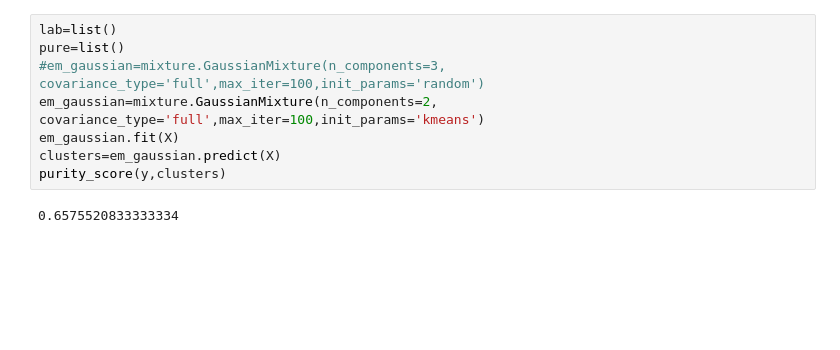
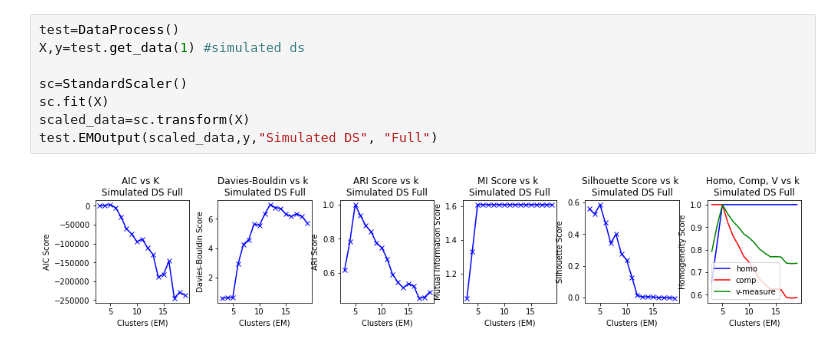
Before and after one commit to swaBid/CS7641, a Jupyter notebook: notebooks/assign3/assign3_Emax.ipynb, the cells around one changed output. Drawn from its saved outputs; the diff is of its cells as text; blank space fills up the shorter version.

```diff
--- a/notebooks/assign3/assign3_Emax.ipynb
+++ b/notebooks/assign3/assign3_Emax.ipynb
@@ -270,10 +25,10 @@ plt.show()
-# %%
-lab=list()
-pure=list()
-#em_gaussian=mixture.GaussianMixture(n_components=3, covariance_type='full',max_iter=100,init_params='random')
-em_gaussian=mixture.GaussianMixture(n_components=2, covariance_type='full',max_iter=100,init_params='kmeans')
-em_gaussian.fit(X)
-clusters=em_gaussian.predict(X)
-purity_score(y,clusters)
-# %% [output]
-0.6575520833333334
+# %%
+test=DataProcess()
+X,y=test.get_data(1) #simulated ds
+
+sc=StandardScaler()
+sc.fit(X)
+scaled_data=sc.transform(X)
+test.EMOutput(scaled_data,y,"Simulated DS", "Full")
+# %% [output]
+[figure, added]
```
Also changed, not shown: parts of 20 cells of this notebook, 4 other files.
